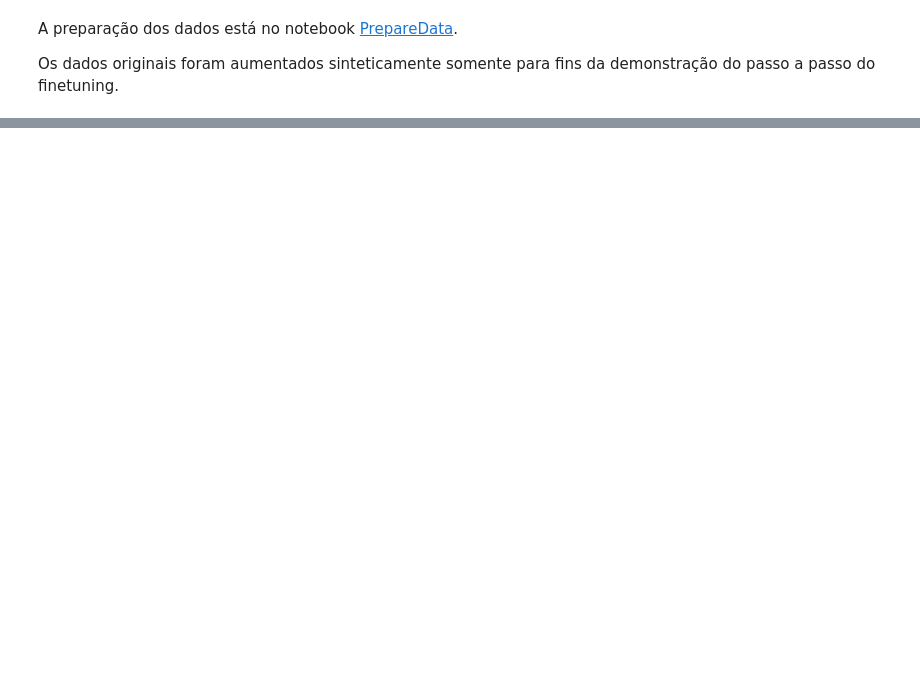
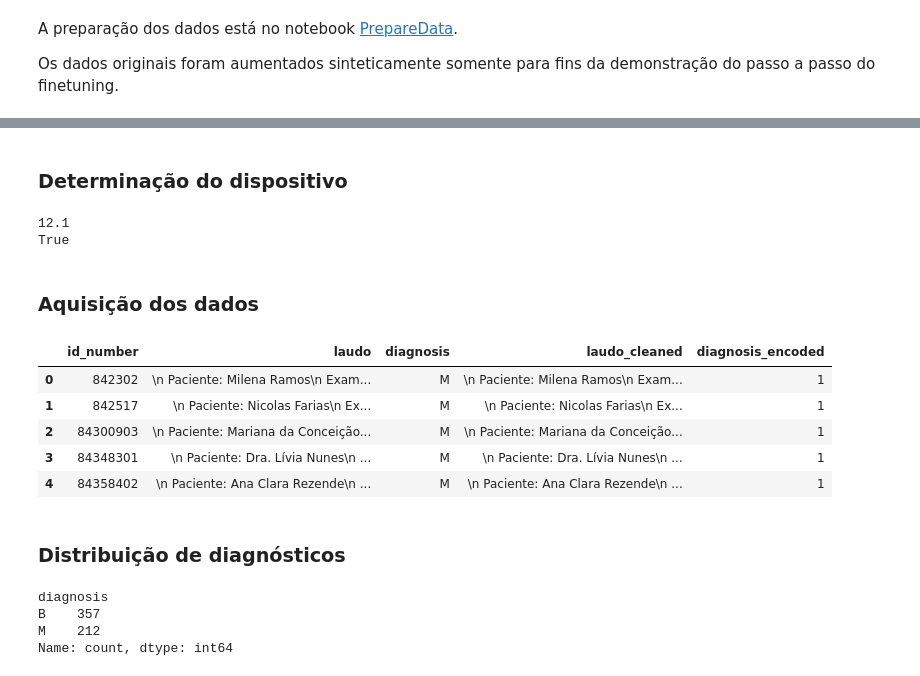
Before and after one commit to lnncrs/BERT4Text, a Jupyter notebook: notebooks/BERTFinetuning.ipynb, the cells around one changed output, grey strips where cells are left out. Cells and saved outputs as stored; diff of their text form; code cells hidden in the pictures; blank space fills up the shorter version.

```diff
--- a/notebooks/BERTFinetuning.ipynb
+++ b/notebooks/BERTFinetuning.ipynb
@@ -94,0 +77,46 @@ abc
+# %% [markdown]
+### Determinação do dispositivo
+# %%
+import torch
+print(torch.version.cuda)  # Mostra a versão do CUDA compatível com o PyTorch
+print(torch.cuda.is_available())  # Confirma se o CUDA está disponível
+# %% [output]
+12.1
+True
+# %% [markdown]
+### Aquisição dos dados
+# %%
+import pandas as pd
+
+def preprocess_dataset(path):
+
+    df_dataset = pd.read_parquet(path)
+
+    df_dataset['laudo_cleaned'] = df_dataset['laudo']
+
+    df_dataset['diagnosis_encoded'] = df_dataset['diagnosis'].apply(lambda x: 1 if x == 'M' else 0)
+
+    return df_dataset
+# %%
+data_path = "../data/breast_cancer.parquet"
+
+data = preprocess_dataset(data_path)
+# %%
+data[['id_number','laudo','diagnosis','laudo_cleaned','diagnosis_encoded']].head()
+# %% [output]
+|  | id_number | laudo | diagnosis | laudo_cleaned | diagnosis_encoded |
+| 0 | 842302 | \n Paciente: Milena Ramos\n Exam... | M | \n Paciente: Milena Ramos\n Exam... | 1 |
+| 1 | 842517 | \n Paciente: Nicolas Farias\n Ex... | M | \n Paciente: Nicolas Farias\n Ex... | 1 |
+| 2 | 84300903 | \n Paciente: Mariana da Conceição... | M | \n Paciente: Mariana da Conceição... | 1 |
+| 3 | 84348301 | \n Paciente: Dra. Lívia Nunes\n ... | M | \n Paciente: Dra. Lívia Nunes\n ... | 1 |
+| 4 | 84358402 | \n Paciente: Ana Clara Rezende\n ... | M | \n Paciente: Ana Clara Rezende\n ... | 1 |
+# %% [markdown]
+### Distribuição de diagnósticos
+# %%
+# Mostrar informações sobre a coluna "diagnosis"
+data["diagnosis"].value_counts()
+# %% [output]
+diagnosis
+B    357
+M    212
+Name: count, dtype: int64
```
Also changed, not shown: parts of 40 cells of this notebook, 3 other files.
